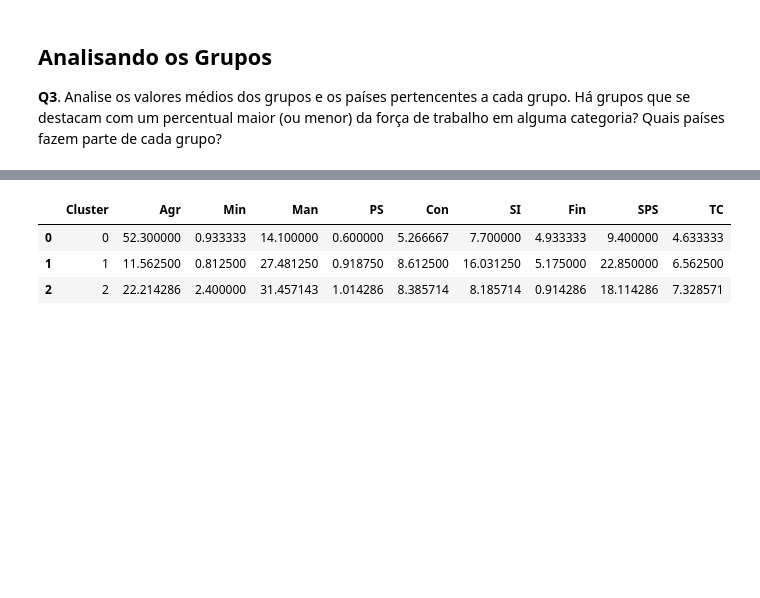
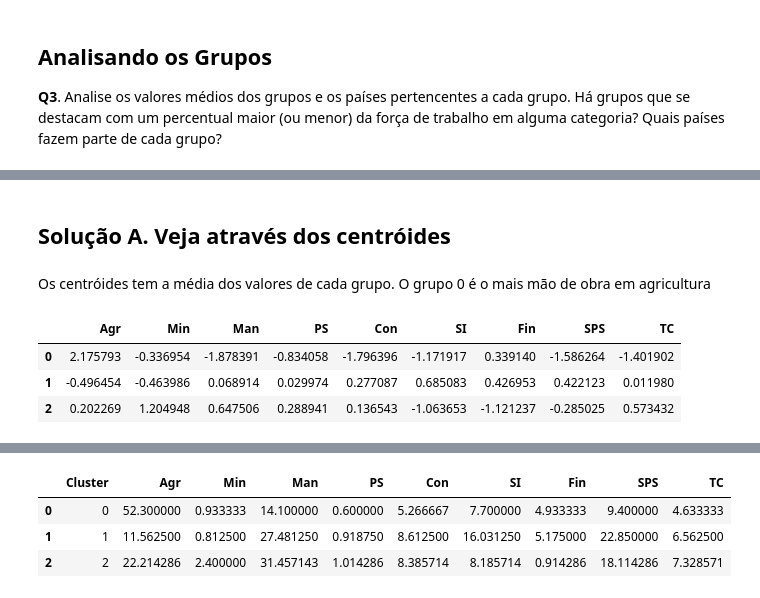
Before and after one commit to ggpgutierrez/IA_2022S2, a Jupyter notebook: A2_2022S2_solucao.ipynb, the cells around one changed output, grey strips where cells are left out. Cells and saved outputs as stored; diff of their text form; code cells hidden in the pictures; blank space fills up the shorter version.

```diff
--- a/A2_2022S2_solucao.ipynb
+++ b/A2_2022S2_solucao.ipynb
@@ -196,0 +187,12 @@ Name: Cluster, dtype: int64
+# %% [markdown]
+## Solução A. Veja através dos centróides
+# %% [markdown]
+Os centróides tem a média dos valores de cada grupo. O grupo 0 é o mais mão de obra em agricultura
+# %%
+df_centroids = pd.DataFrame(centroids,columns=df.columns[1:-1])
+df_centroids
+# %% [output]
+|  | Agr | Min | Man | PS | Con | SI | Fin | SPS | TC |
+| 0 | 2.175793 | -0.336954 | -1.878391 | -0.834058 | -1.796396 | -1.171917 | 0.339140 | -1.586264 | -1.401902 |
+| 1 | -0.496454 | -0.463986 | 0.068914 | 0.029974 | 0.277087 | 0.685083 | 0.426953 | 0.422123 | 0.011980 |
+| 2 | 0.202269 | 1.204948 | 0.647506 | 0.288941 | 0.136543 | -1.063653 | -1.121237 | -0.285025 | 0.573432 |
```
Also changed, not shown: parts of 13 cells of this notebook.
